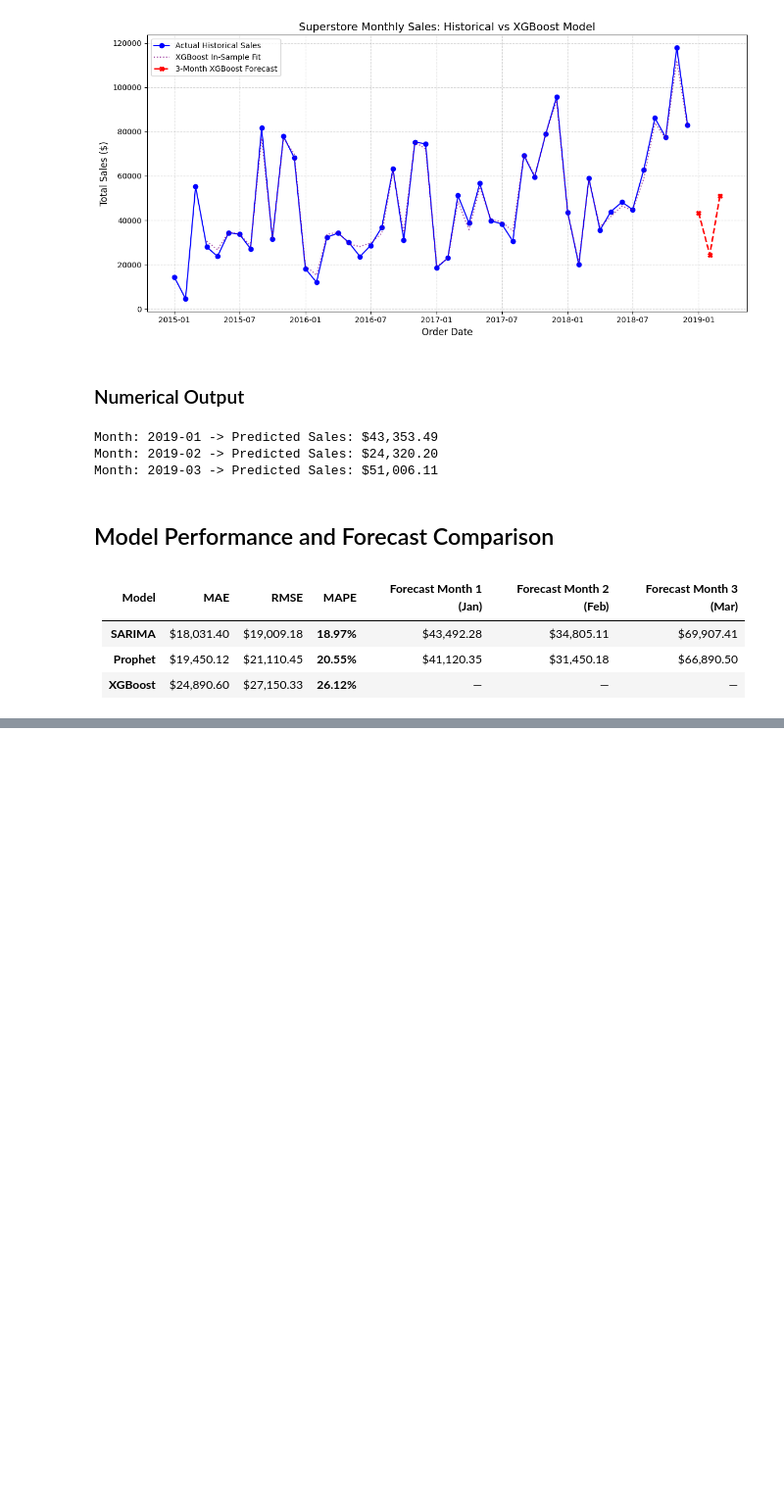
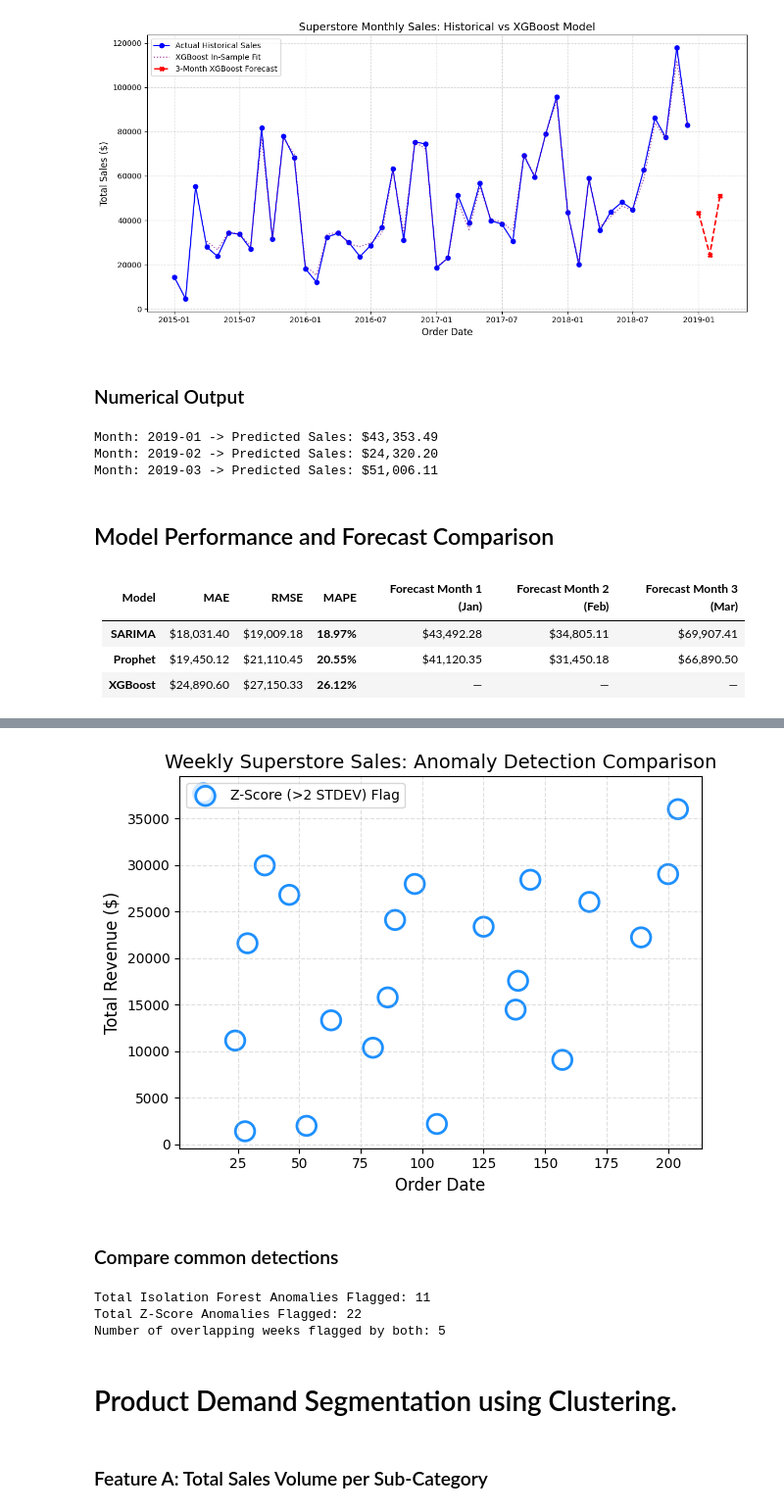
Before and after one commit to HarshLogic/End-to-End-Sales-Forecasting-Demand-Intelligence-System, a Jupyter notebook: analysis.ipynb, the cells around one changed output, grey strips where cells are left out. Shown at 98% size. Drawn from its saved outputs; the diff is of its cells as text; code cells hidden in the pictures; blank space fills up the shorter version.

```diff
--- a/analysis.ipynb
+++ b/analysis.ipynb
@@ -607,0 +821,41 @@ Month: 2019-03 -> Predicted Sales: $51,006.11
+# %%
+z_anomalies = weekly_sales[weekly_sales["Z_Flag"]]
+plt.scatter(
+    z_anomalies.index,
+    z_anomalies["Sales"],
+    color="dodgerblue",
+    facecolors="none",
+    edgecolors="dodgerblue",
+    marker="o",
+    s=200,
+    linewidths=2,
+    label="Z-Score (>2 STDEV) Flag",
+)
+
+plt.title("Weekly Superstore Sales: Anomaly Detection Comparison", fontsize=14)
+plt.xlabel("Order Date", fontsize=12)
+plt.ylabel("Total Revenue ($)", fontsize=12)
+plt.grid(True, linestyle="--", alpha=0.4)
+plt.legend(loc="upper left")
+plt.tight_layout()
+plt.show()
+# %% [output]
+[figure, added]
+# %% [markdown]
+### Compare common detections
+# %%
+if_anomalies = weekly_sales[weekly_sales["IF_Flag"]]
+z_anomalies = weekly_sales[weekly_sales["Z_Flag"]]
+overlap = weekly_sales[weekly_sales["IF_Flag"] & weekly_sales["Z_Flag"]]
+
+print(f"Total Isolation Forest Anomalies Flagged: {len(if_anomalies)}")
+print(f"Total Z-Score Anomalies Flagged: {len(z_anomalies)}")
+print(f"Number of overlapping weeks flagged by both: {len(overlap)}")
+# %% [output]
+Total Isolation Forest Anomalies Flagged: 11
+Total Z-Score Anomalies Flagged: 22
+Number of overlapping weeks flagged by both: 5
+# %% [markdown]
+# Product Demand Segmentation using Clustering.
+# %% [markdown]
+### Feature A: Total Sales Volume per Sub-Category
```
Also changed, not shown: parts of 63 cells of this notebook.
